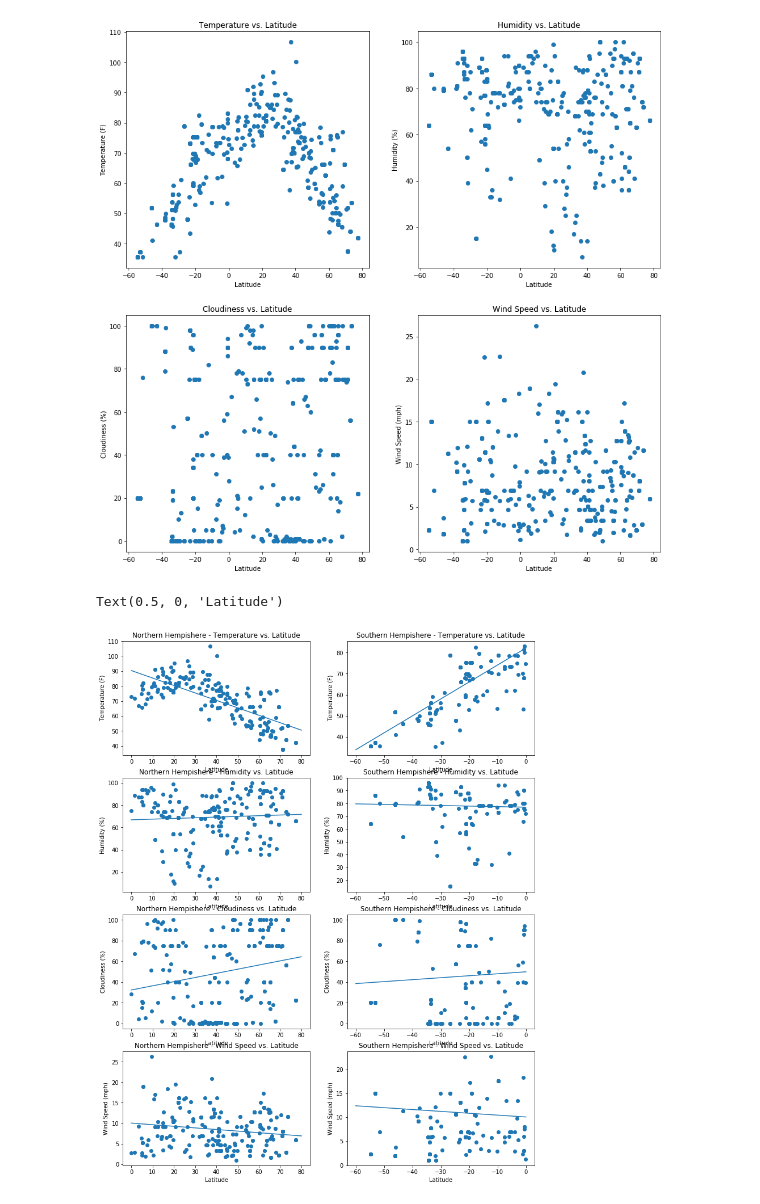
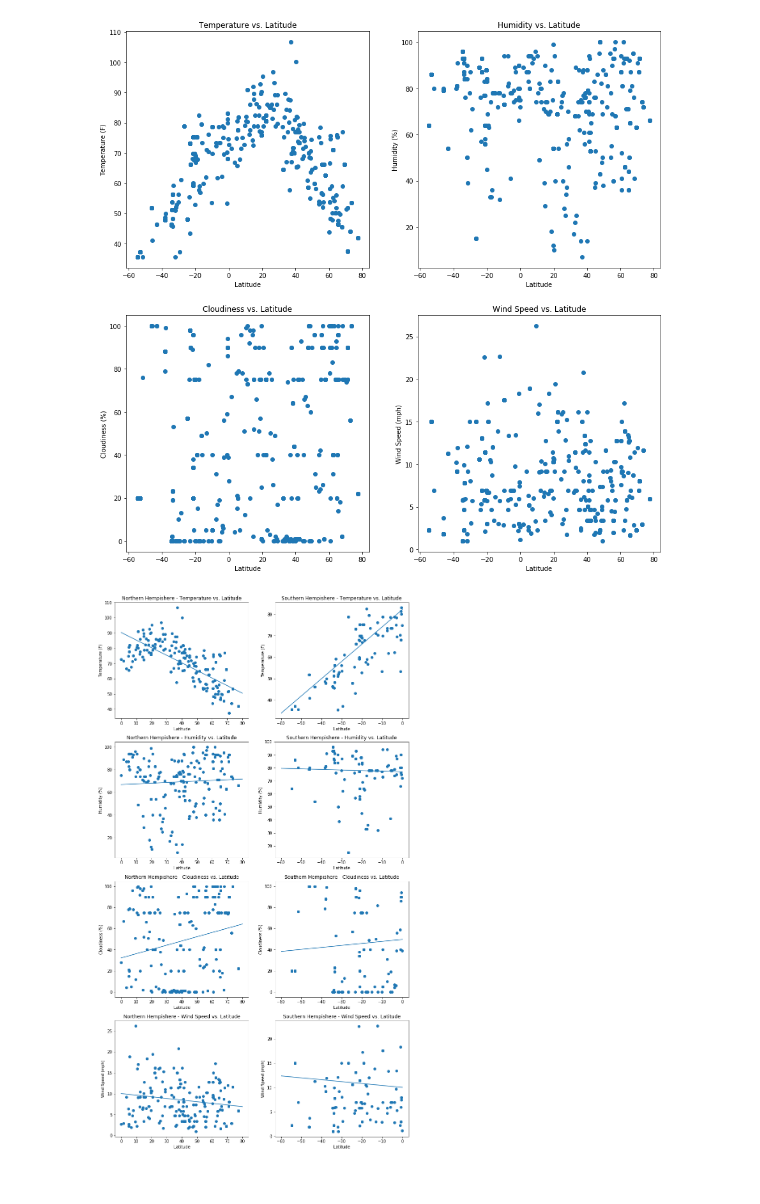
Before and after one commit to KevinNMcpu/python-api-challenge, a Jupyter notebook: WeatherPy/WeatherPy.ipynb, the cells around one changed output. Drawn from its saved outputs; the diff is of its cells as text; code cells hidden in the pictures.

```diff
--- a/WeatherPy/WeatherPy.ipynb
+++ b/WeatherPy/WeatherPy.ipynb
@@ -108,16 +108,21 @@ cities_df["Humidity (%)"] = list_of_humid
 cities_df["Cloudiness (%)"] = list_of_cloudy
 cities_df["Wind Speed (mph)"] = list_of_wind
 
+#sort by latitude
 cities_df = cities_df.sort_values("Latitude")
 
+#print to CSV
 cities_df.to_csv(r"Results\WeatherData.csv", sep="\t")
 
+#create true/false arrays to split the DF by north and south hemisphere
 is_northern_hemisphere = cities_df["Latitude"] >= 0
 is_southern_hemisphere = cities_df["Latitude"] <= 0
 
+#split the df into north/south DF
 cities_df_north = cities_df[is_northern_hemisphere]
 cities_df_south = cities_df[is_southern_hemisphere]
 
+#create lists of the data we need for easier plotting
 list_of_lat_n = cities_df_north["Latitude"].tolist()
 list_of_temp_n = cities_df_north["Temperature (F)"].tolist()
 list_of_humid_n = cities_df_north["Humidity (%)"].tolist()
@@ -133,6 +138,7 @@ list_of_wind_s = cities_df_south["Wind Speed (mph)"].tolist()
 #create scatter plots
 fig2, axs2 = plt.subplots(4, 2, figsize=(13,17))
 
+#create the linear regression array
 x1 = np.array(list_of_lat_n).reshape((-1, 1))
 y1 = np.array(list_of_temp_n)
 model1 = LinearRegression()
@@ -140,12 +146,14 @@ model1.fit(x1, y1)
 x1_new = np.linspace(0, 80)
 y1_new = model1.predict(x1_new[:, np.newaxis])
 
+#plot to screen
 axs2[0, 0].scatter(list_of_lat_n, list_of_temp_n)
 axs2[0, 0].plot(x1_new, y1_new)
 axs2[0, 0].set_title('Northern Hempishere - Temperature vs. Latitude')
 axs2[0, 0].set_ylabel('Temperature (F)')
 axs2[0, 0].set_xlabel('Latitude')
 
+#repeat
 x2 = np.array(list_of_lat_s).reshape((-1, 1))
 y2 = np.array(list_of_temp_s)
 model2 = LinearRegression()
@@ -158,6 +166,9 @@ axs2[0, 1].plot(x2_new, y2_new)
 axs2[0, 1].set_title('Southern Hempishere - Temperature vs. Latitude')
 axs2[0, 1].set_ylabel('Temperature (F)')
 axs2[0, 1].set_xlabel('Latitude')
+
+## the temperature from the Southern hemisphere seems to directly correlate with how far the location is from the equator.
+## since I am running this in summer, it makes sense the Northern hemisphere temperatures are peaking at the tropic of cancer, which is where the sun is highest in the summer months
 
 x3 = np.array(list_of_lat_n).reshape((-1, 1))
 y3 = np.array(list_of_humid_n)
@@ -185,6 +196,8 @@ axs2[1, 1].set_title('Southern Hempishere - Humidity vs. Latitude')
 axs2[1, 1].set_ylabel('Humidity (%)')
 axs2[1, 1].set_xlabel('Latitude')
 
+## not seeing a correlation between latitude and humidity, again I think this is depedant on geography (proximity to oceans/water/etc)
+
 x5 = np.array(list_of_lat_n).reshape((-1, 1))
 y5 = np.array(list_of_cloudy_n)
 model5 = LinearRegression()
@@ -210,32 +223,41 @@ axs2[2, 1].plot(x6_new, y6_new)
 axs2[2, 1].set_title('Southern Hempishere - Cloudiness vs. Latitude')
 axs2[2, 1].set_ylabel('Cloudiness (%)')
 axs2[2, 1].set_xlabel('Latitude')
 
+#not seeing a correlation
+
 x7 = np.array(list_of_lat_n).reshape((-1, 1))
 y7 = np.array(list_of_wind_n)
 model7 = LinearRegression()
 model7.fit(x7, y7)
 x7_new = np.linspace(0, 80, 100)
 y7_new = model7.predict(x7_new[:, np.newaxis])
 
 axs2[3, 0].scatter(list_of_lat_n, list_of_wind_n)
 axs2[3, 0].plot(x7_new, y7_new)
 axs2[3, 0].set_title('Northern Hempishere - Wind Speed vs. Latitude')
 axs2[3, 0].set_ylabel('Wind Speed (mph)')
 axs2[3, 0].set_xlabel('Latitude')
 
 x8 = np.array(list_of_lat_n).reshape((-1, 1))
 y8 = np.array(list_of_wind_n)
 model8 = LinearRegression()
 model8.fit(x8, y8)
 x8_new = np.linspace(-60, 0, 100)
 y8_new = model8.predict(x8_new[:, np.newaxis])
 
 axs2[3, 1].scatter(list_of_lat_s, list_of_wind_s)
 axs2[3, 1].plot(x8_new, y8_new)
 axs2[3, 1].set_title('Southern Hempishere - Wind Speed vs. Latitude')
 axs2[3, 1].set_ylabel('Wind Speed (mph)')
 axs2[3, 1].set_xlabel('Latitude')
+
+#not seeing a correlation
+
+#adjust size of subplots or else the title of the one below overlaps the X-axis label
+plt.subplots_adjust(bottom=-0.2)
+
+#save as PNG to results folder
+plt.savefig("Results/plot.png")
 # %% [output]
-Text(0.5, 0, 'Latitude')
-[figure, old version]
+[figure, new version]
```
